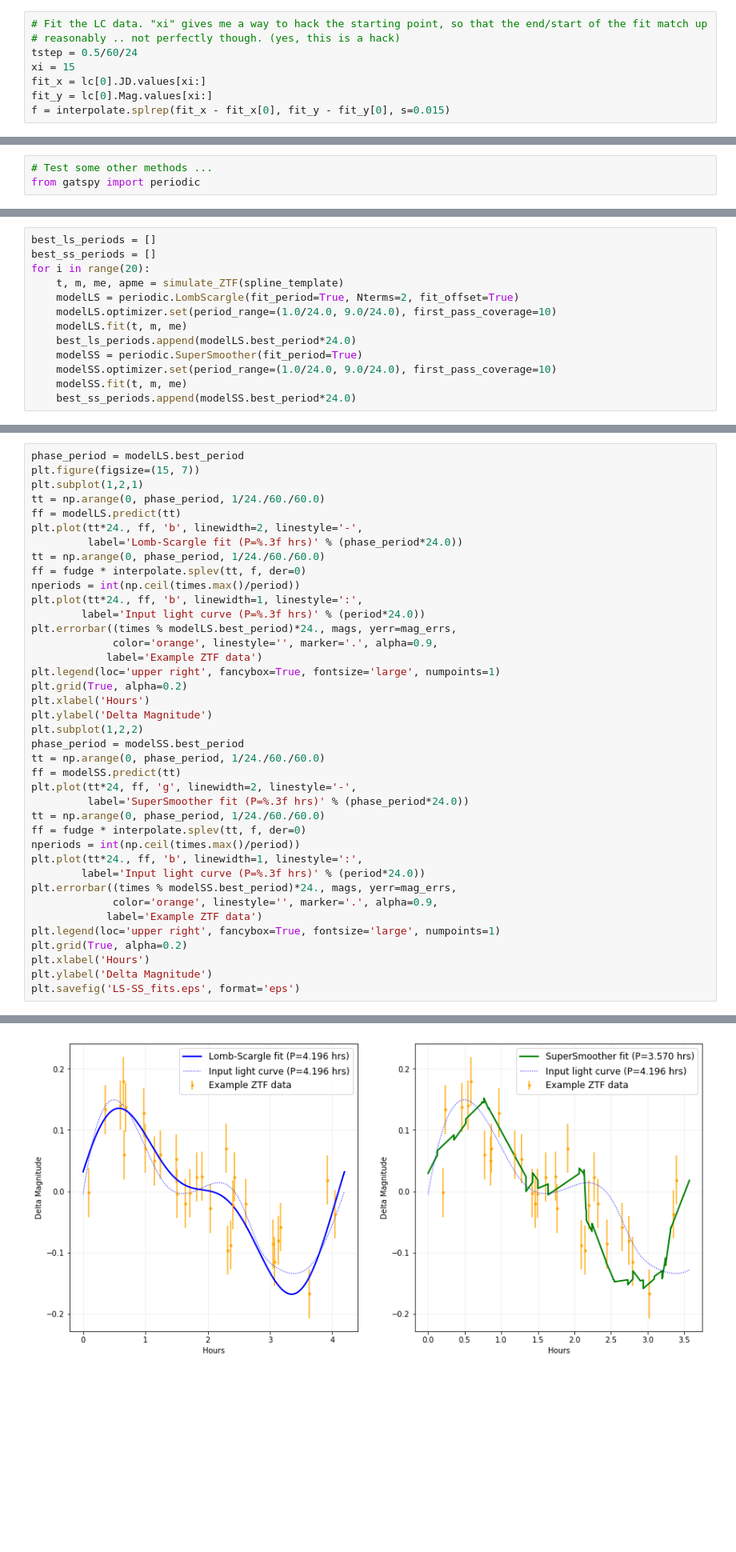
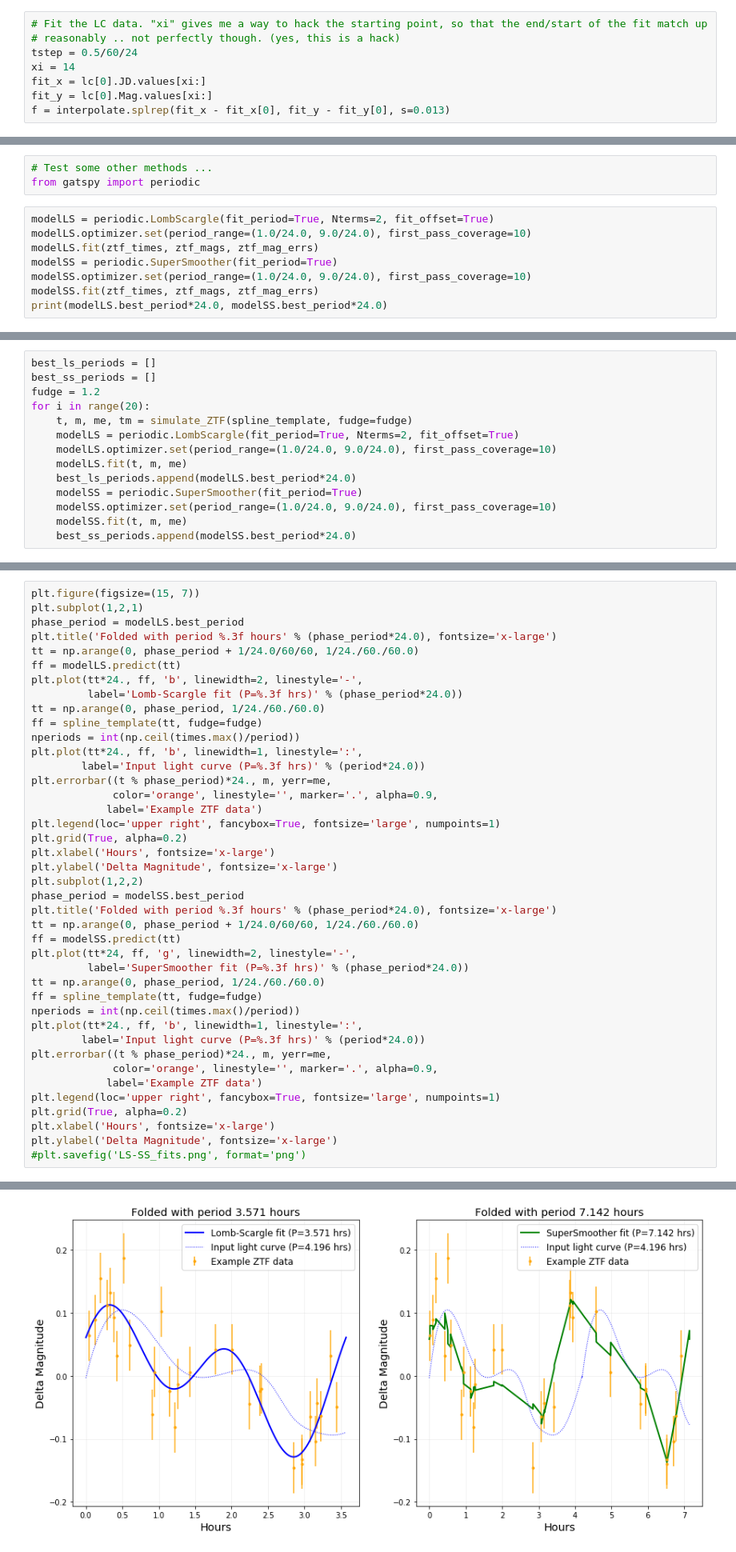
Before and after one commit to dirac-institute/CometGPs, a Jupyter notebook: lco_proposal/Psyche ZTF Example.ipynb, the cells around one changed output, grey strips where cells are left out. Shown: that part at 80% size. Drawn from its saved outputs; the diff is of its cells as text; blank space fills up the shorter version.

```diff
--- a/lco_proposal/Psyche ZTF Example.ipynb
+++ b/lco_proposal/Psyche ZTF Example.ipynb
@@ -38,10 +38,10 @@ Times are light time corrected by -0.010166 (AVERAGE)
 # Fit the LC data. "xi" gives me a way to hack the starting point, so that the end/start of the fit match up
 # reasonably .. not perfectly though. (yes, this is a hack)
 tstep = 0.5/60/24
-xi = 15
+xi = 14
 fit_x = lc[0].JD.values[xi:]
 fit_y = lc[0].Mag.values[xi:]
-f = interpolate.splrep(fit_x - fit_x[0], fit_y - fit_y[0], s=0.015)
+f = interpolate.splrep(fit_x - fit_x[0], fit_y - fit_y[0], s=0.013)
 # %%
 # The LCDB says Psyche has a rotation period of 4.196 HRs, so I'll use that for the period.
 # I am a little confused on whether this is truly the rotation period or light curve period ...
@@ -184,3 +221,11 @@ plt.savefig('lco_lc.png')
 # %%
 # Test some other methods ...
 from gatspy import periodic
+# %%
+modelLS = periodic.LombScargle(fit_period=True, Nterms=2, fit_offset=True)
+modelLS.optimizer.set(period_range=(1.0/24.0, 9.0/24.0), first_pass_coverage=10)
+modelLS.fit(ztf_times, ztf_mags, ztf_mag_errs)
+modelSS = periodic.SuperSmoother(fit_period=True)
+modelSS.optimizer.set(period_range=(1.0/24.0, 9.0/24.0), first_pass_coverage=10)
+modelSS.fit(ztf_times, ztf_mags, ztf_mag_errs)
+print(modelLS.best_period*24.0, modelSS.best_period*24.0)
@@ -187,8 +326,9 @@ from gatspy import periodic
 # %%
 best_ls_periods = []
 best_ss_periods = []
+fudge = 1.2
 for i in range(20):
-    t, m, me, apme = simulate_ZTF(spline_template)
+    t, m, me, tm = simulate_ZTF(spline_template, fudge=fudge)
     modelLS = periodic.LombScargle(fit_period=True, Nterms=2, fit_offset=True)
     modelLS.optimizer.set(period_range=(1.0/24.0, 9.0/24.0), first_pass_coverage=10)
     modelLS.fit(t, m, me)
@@ -229,40 +368,42 @@ plt.ylabel('Supersmoother period (hours)')
 # %%
-phase_period = modelLS.best_period
 plt.figure(figsize=(15, 7))
 plt.subplot(1,2,1)
-tt = np.arange(0, phase_period, 1/24./60./60.0)
+phase_period = modelLS.best_period
+plt.title('Folded with period %.3f hours' % (phase_period*24.0), fontsize='x-large')
+tt = np.arange(0, phase_period + 1/24.0/60/60, 1/24./60./60.0)
 ff = modelLS.predict(tt)
 plt.plot(tt*24., ff, 'b', linewidth=2, linestyle='-',
          label='Lomb-Scargle fit (P=%.3f hrs)' % (phase_period*24.0))
 tt = np.arange(0, phase_period, 1/24./60./60.0)
-ff = fudge * interpolate.splev(tt, f, der=0)
+ff = spline_template(tt, fudge=fudge)
 nperiods = int(np.ceil(times.max()/period))
 plt.plot(tt*24., ff, 'b', linewidth=1, linestyle=':',
         label='Input light curve (P=%.3f hrs)' % (period*24.0))
-plt.errorbar((times % modelLS.best_period)*24., mags, yerr=mag_errs,
+plt.errorbar((t % phase_period)*24., m, yerr=me,
              color='orange', linestyle='', marker='.', alpha=0.9,
             label='Example ZTF data')
 plt.legend(loc='upper right', fancybox=True, fontsize='large', numpoints=1)
 plt.grid(True, alpha=0.2)
-plt.xlabel('Hours')
-plt.ylabel('Delta Magnitude')
+plt.xlabel('Hours', fontsize='x-large')
+plt.ylabel('Delta Magnitude', fontsize='x-large')
 plt.subplot(1,2,2)
 phase_period = modelSS.best_period
-tt = np.arange(0, phase_period, 1/24./60./60.0)
+plt.title('Folded with period %.3f hours' % (phase_period*24.0), fontsize='x-large')
+tt = np.arange(0, phase_period + 1/24.0/60/60, 1/24./60./60.0)
 ff = modelSS.predict(tt)
 plt.plot(tt*24, ff, 'g', linewidth=2, linestyle='-',
          label='SuperSmoother fit (P=%.3f hrs)' % (phase_period*24.0))
 tt = np.arange(0, phase_period, 1/24./60./60.0)
-ff = fudge * interpolate.splev(tt, f, der=0)
+ff = spline_template(tt, fudge=fudge)
 nperiods = int(np.ceil(times.max()/period))
 plt.plot(tt*24., ff, 'b', linewidth=1, linestyle=':',
         label='Input light curve (P=%.3f hrs)' % (period*24.0))
-plt.errorbar((times % modelSS.best_period)*24., mags, yerr=mag_errs,
+plt.errorbar((t % phase_period)*24., m, yerr=me,
              color='orange', linestyle='', marker='.', alpha=0.9,
             label='Example ZTF data')
 plt.legend(loc='upper right', fancybox=True, fontsize='large', numpoints=1)
 plt.grid(True, alpha=0.2)
-plt.xlabel('Hours')
-plt.ylabel('Delta Magnitude')
-plt.savefig('LS-SS_fits.eps', format='eps')
+plt.xlabel('Hours', fontsize='x-large')
+plt.ylabel('Delta Magnitude', fontsize='x-large')
+#plt.savefig('LS-SS_fits.png', format='png')
 # %% [output]
@@ -269 +411 @@ plt.savefig('LS-SS_fits.eps', format='eps')
-[figure, old version]
+[figure, new version]
```
Also changed, not shown: parts of 18 cells of this notebook.
